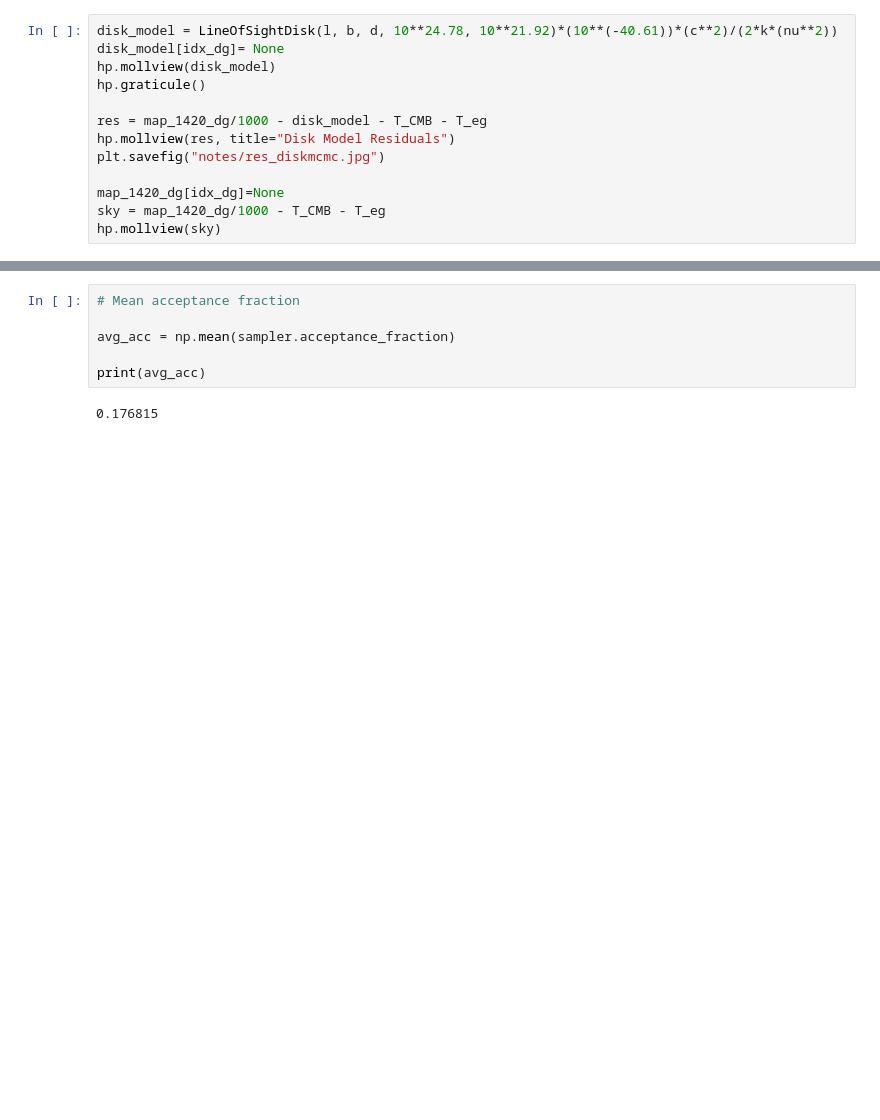
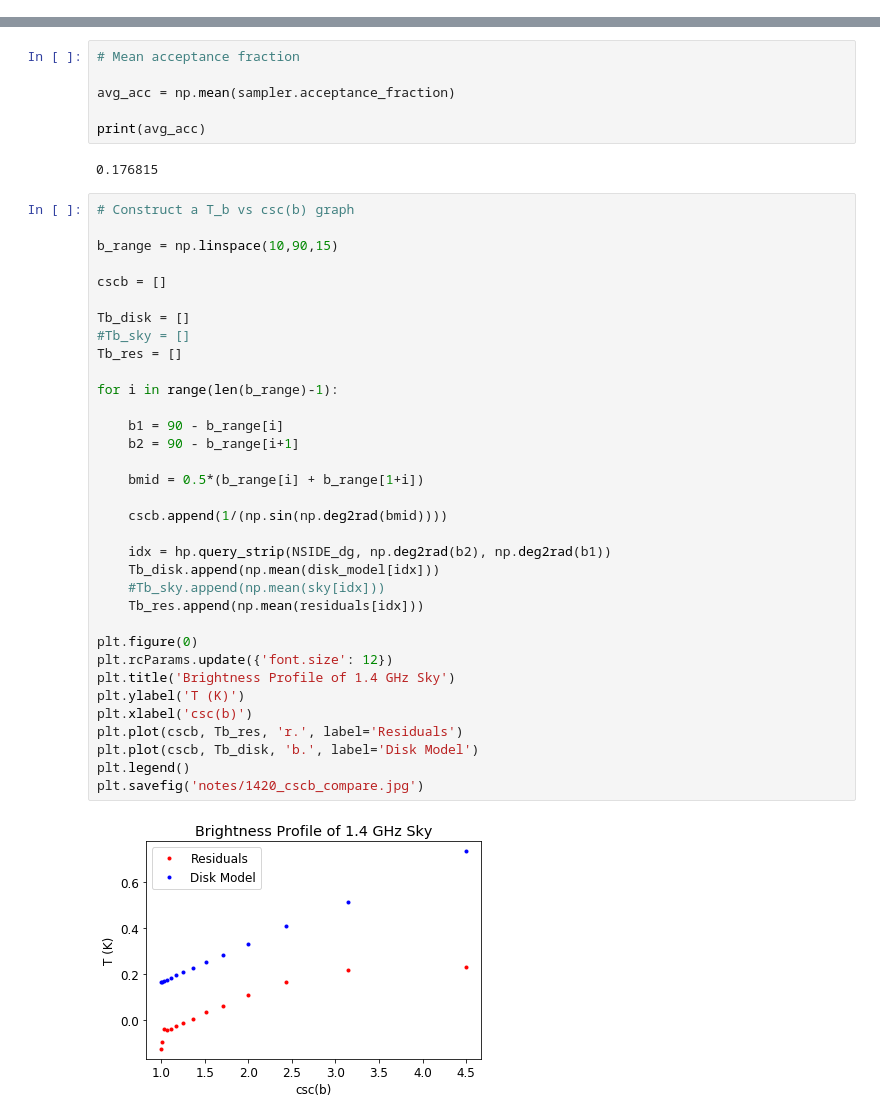
Before and after one commit to nitikayad96/radio-background, a Jupyter notebook: find-model-parameters.ipynb, the cells around one changed output, grey strips where cells are left out. Saved outputs shown, nothing was run; the diff lists cells and outputs as text; blank space fills up the shorter version.

```diff
--- a/find-model-parameters.ipynb
+++ b/find-model-parameters.ipynb
@@ -331,13 +198,0 @@ The interval between meridians is 30 deg -0.00'.
-# %%
-disk_model = LineOfSightDisk(l, b, d, 10**24.78, 10**21.92)*(10**(-40.61))*(c**2)/(2*k*(nu**2))
-disk_model[idx_dg]= None
-hp.mollview(disk_model)
-hp.graticule()
-
-res = map_1420_dg/1000 - disk_model - T_CMB - T_eg
-hp.mollview(res, title="Disk Model Residuals")
-plt.savefig("notes/res_diskmcmc.jpg")
-
-map_1420_dg[idx_dg]=None
-sky = map_1420_dg/1000 - T_CMB - T_eg
-hp.mollview(sky)
@@ -544,3 +373,39 @@ avg_acc = np.mean(sampler.acceptance_fraction)
 print(avg_acc)
 # %% [output]
 0.176815
+# %%
+# Construct a T_b vs csc(b) graph
+
+b_range = np.linspace(10,90,15)
+
+cscb = []
+
+Tb_disk = []
+#Tb_sky = []
+Tb_res = []
+
+for i in range(len(b_range)-1):
+
+    b1 = 90 - b_range[i]
+    b2 = 90 - b_range[i+1]
+
+    bmid = 0.5*(b_range[i] + b_range[1+i])
+
+    cscb.append(1/(np.sin(np.deg2rad(bmid))))
+
+    idx = hp.query_strip(NSIDE_dg, np.deg2rad(b2), np.deg2rad(b1))
+    Tb_disk.append(np.mean(disk_model[idx]))
+    #Tb_sky.append(np.mean(sky[idx]))
+    Tb_res.append(np.mean(residuals[idx]))
+
+plt.figure(0)
+plt.rcParams.update({'font.size': 12})
+plt.title('Brightness Profile of 1.4 GHz Sky')
+plt.ylabel('T (K)')
+plt.xlabel('csc(b)')
+plt.plot(cscb, Tb_res, 'r.', label='Residuals')
+plt.plot(cscb, Tb_disk, 'b.', label='Disk Model')
+plt.legend()
+plt.savefig('notes/1420_cscb_compare.jpg')
+# %% [output]
+[figure, added]
```
Also changed, not shown: parts of 47 cells of this notebook, 3 other files.
